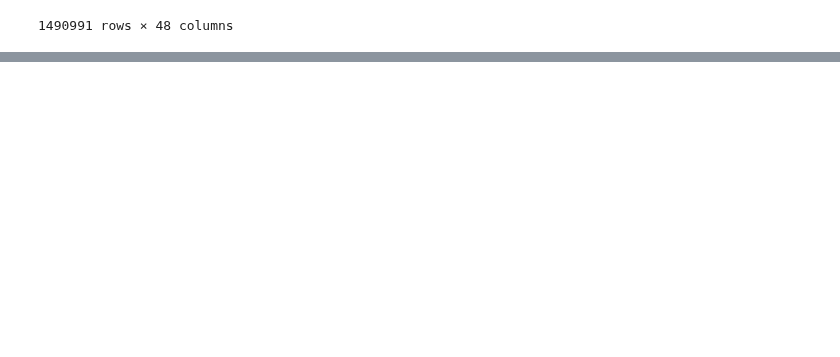
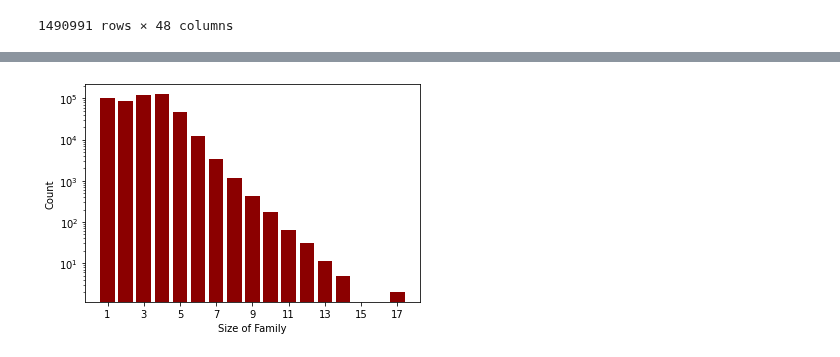
Before and after one commit to sadraheydari/BS_project, a Jupyter notebook: code/notebooks/1. EDA.ipynb, the cells around one changed output, grey strips where cells are left out. Cells and saved outputs as stored; diff of their text form; code cells hidden in the pictures; blank space fills up the shorter version.

```diff
--- a/code/notebooks/1. EDA.ipynb
+++ b/code/notebooks/1. EDA.ipynb
@@ -22,0 +42,2 @@ data_df
+# %%
+family_df = data_df.groupby('ParentID').agg({'ID':'count'})
@@ -22,0 +54,11 @@ data_df
+# %%
+family_count = [np.sum(family_df['ID'] == i+1) for i in range(family_df['ID'].max())]
+
+plt.bar(x=range(1, family_df['ID'].max() + 1), height=family_count, color='darkred')
+plt.xticks(range(1, family_df['ID'].max() + 1, 2))
+plt.xlabel('Size of Family')
+plt.ylabel('Count')
+plt.yscale('log')
+plt.savefig('../../report/figures/EDA/family_size_histogram_log.pdf', bbox_inches='tight')
+# %% [output]
+[figure, added]
```
Also changed, not shown: parts of 15 cells of this notebook, 11 other files.
